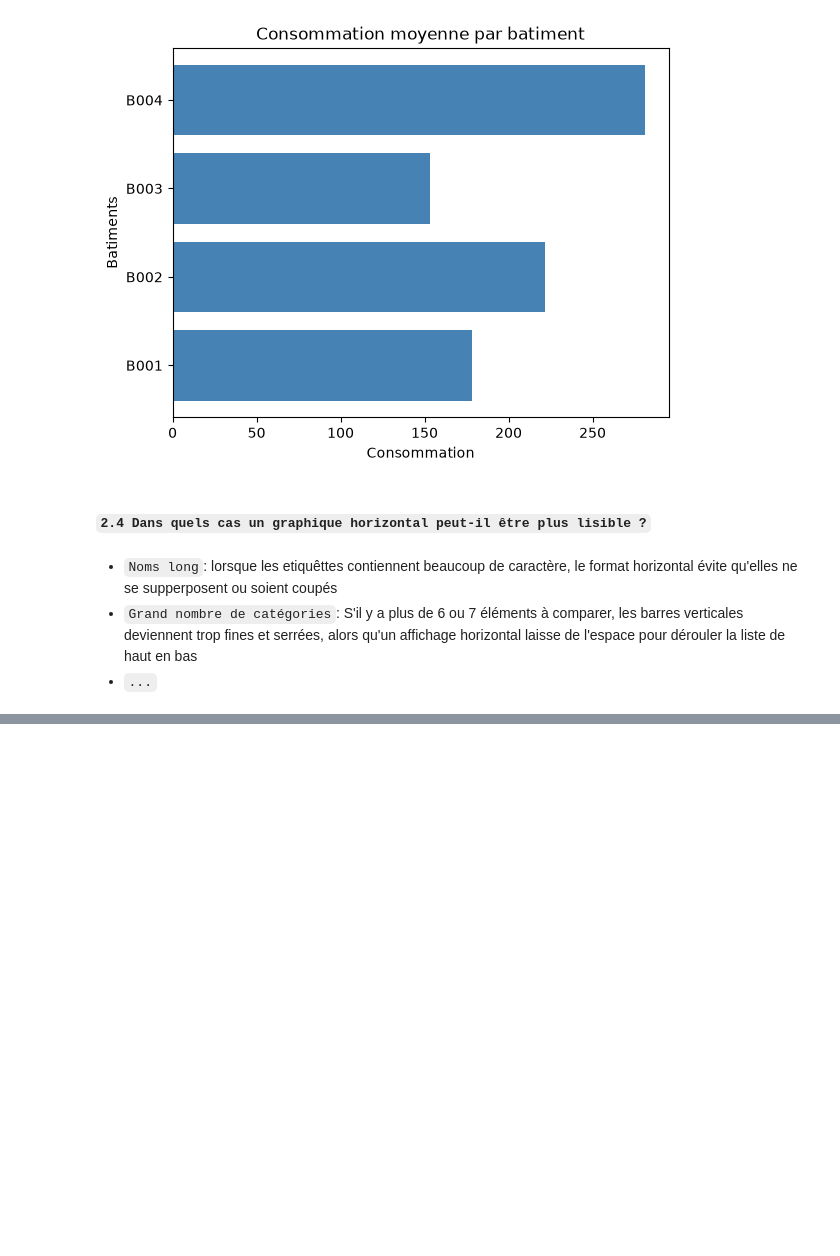
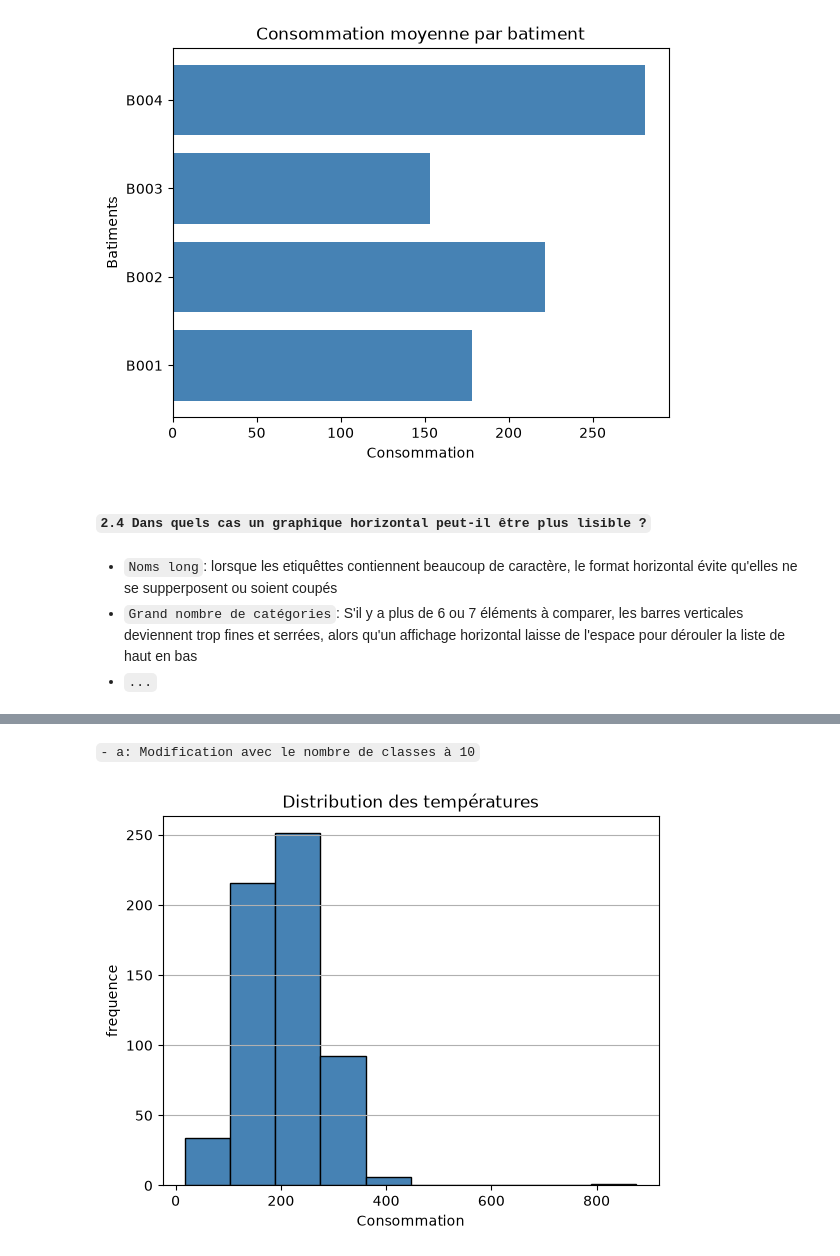
Before and after one commit to Alassanee/atelier_matplotlib_iot, a Jupyter notebook: notebook/atelier_matplotlib_iot.ipynb, the cells around one changed output, grey strips where cells are left out. Cells and saved outputs as stored; diff of their text form; code cells hidden in the pictures; blank space fills up the shorter version.

```diff
--- a/notebook/atelier_matplotlib_iot.ipynb
+++ b/notebook/atelier_matplotlib_iot.ipynb
@@ -84,0 +138,11 @@ plt.show()
+# %% [markdown]
+`- a: Modification avec le nombre de classes à 10`
+# %%
+plt.hist(df["consommation"], bins=10, color="steelblue", edgecolor="black")
+plt.grid(axis='y')
+plt.xlabel("Consommation")
+plt.ylabel("frequence")
+plt.title("Distribution des températures")
+plt.show()
+# %% [output]
+[figure, added]
```
Also changed, not shown: parts of 14 cells of this notebook.
